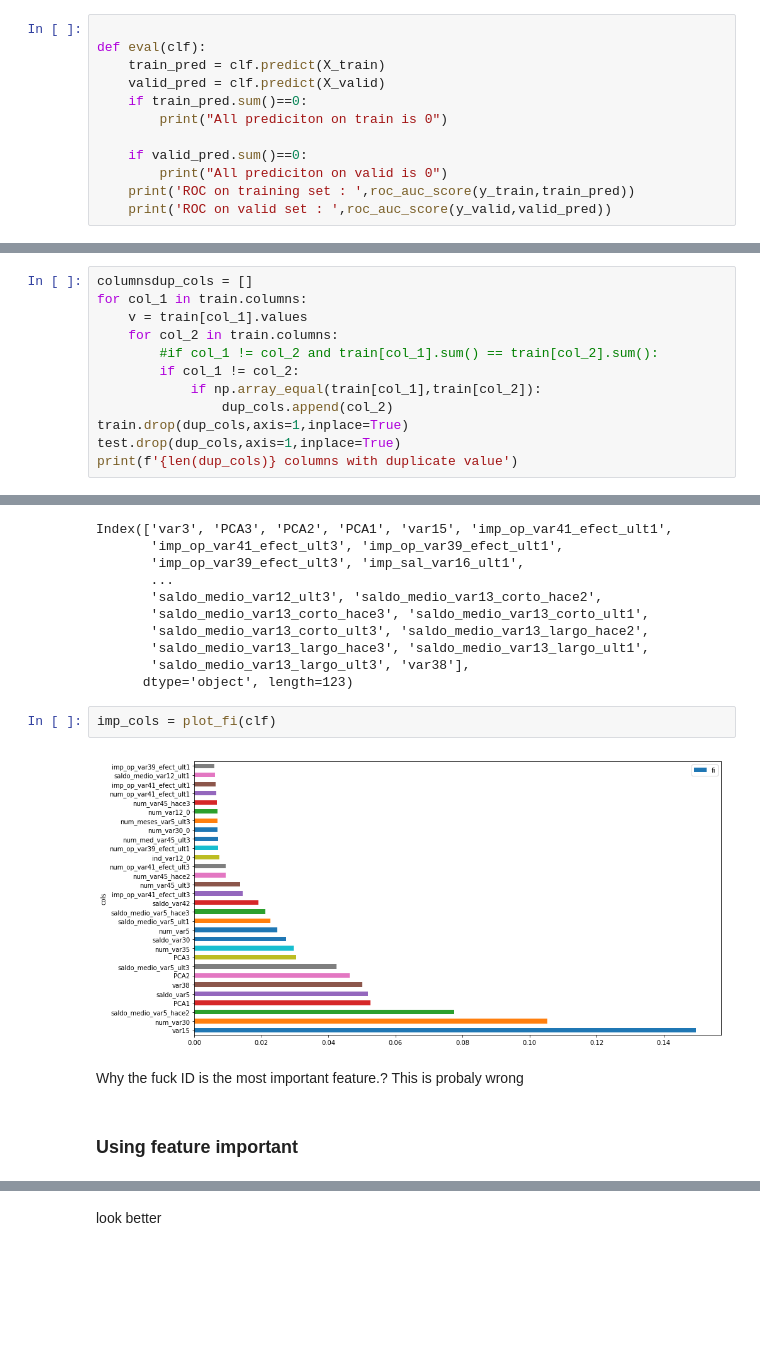
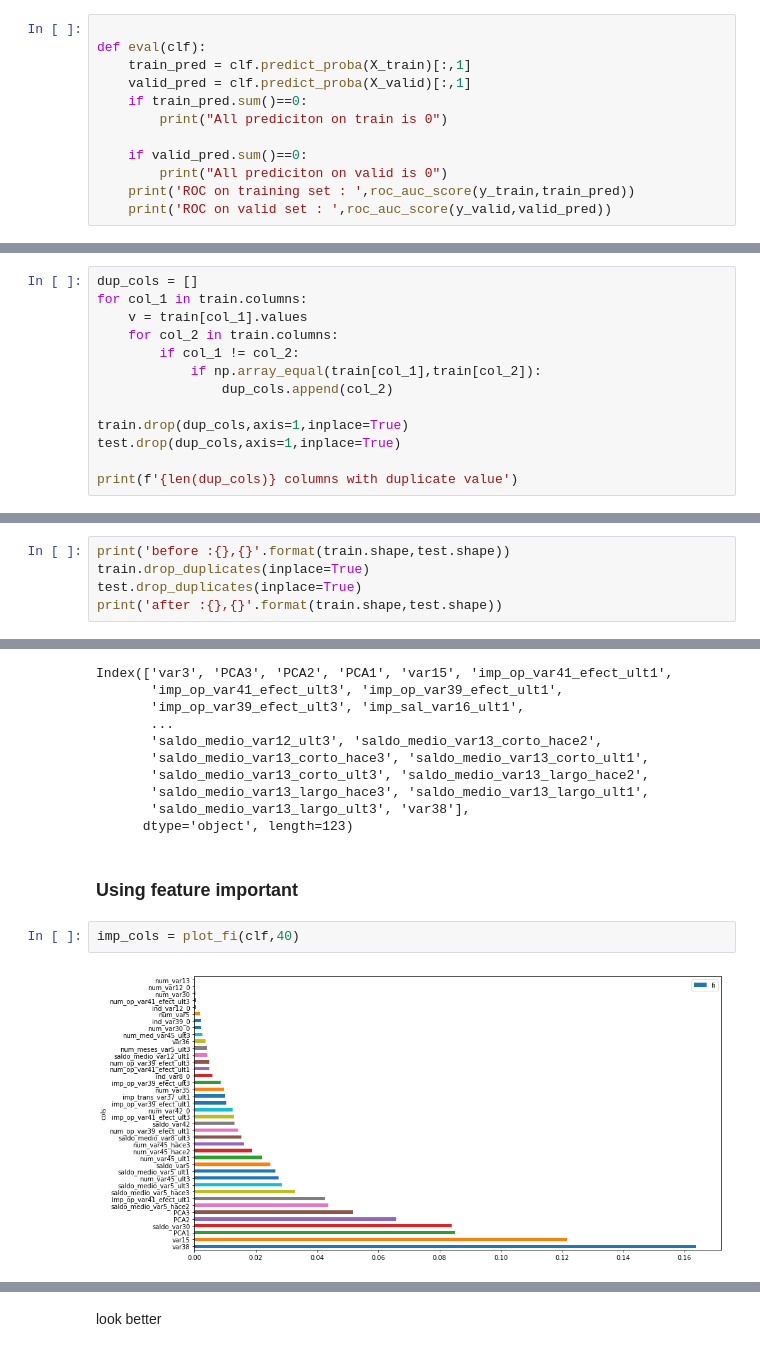
Before and after one commit to qnkhuat/kaggle, a Jupyter notebook: santander_customers_satisfaction/notebooks/Attempt1.ipynb, the cells around one changed output, grey strips where cells are left out. Saved outputs shown, nothing was run; the diff lists cells and outputs as text; blank space fills up the shorter version.

```diff
--- a/santander_customers_satisfaction/notebooks/Attempt1.ipynb
+++ b/santander_customers_satisfaction/notebooks/Attempt1.ipynb
@@ -52,8 +52,8 @@ def split_data(df):
 # %%
 
 def eval(clf):
-    train_pred = clf.predict(X_train)
-    valid_pred = clf.predict(X_valid)
+    train_pred = clf.predict_proba(X_train)[:,1]
+    valid_pred = clf.predict_proba(X_valid)[:,1]
     if train_pred.sum()==0:
         print("All prediciton on train is 0")
 
@@ -139,15 +139,16 @@ print(f'{len(skew_cols)} columns with skewed value')
 # %% [markdown]
 ## Drop duplicate columns
 # %%
-columnsdup_cols = []
+dup_cols = []
 for col_1 in train.columns:
     v = train[col_1].values
     for col_2 in train.columns:
-        #if col_1 != col_2 and train[col_1].sum() == train[col_2].sum():
         if col_1 != col_2:
             if np.array_equal(train[col_1],train[col_2]):
                 dup_cols.append(col_2)
+
 train.drop(dup_cols,axis=1,inplace=True)
 test.drop(dup_cols,axis=1,inplace=True)
+
 print(f'{len(dup_cols)} columns with duplicate value')
 # %% [output]
@@ -165,0 +169,5 @@ test.drop('ID',axis=1,inplace=True)
+# %%
+print('before :{},{}'.format(train.shape,test.shape))
+train.drop_duplicates(inplace=True)
+test.drop_duplicates(inplace=True)
+print('after :{},{}'.format(train.shape,test.shape))
@@ -335,12 +331,10 @@ Index(['var3', 'PCA3', 'PCA2', 'PCA1', 'var15', 'imp_op_var41_efect_ult1',
        'saldo_medio_var13_largo_hace3', 'saldo_medio_var13_largo_ult1',
        'saldo_medio_var13_largo_ult3', 'var38'],
       dtype='object', length=123)
-# %%
-imp_cols = plot_fi(clf)
-# %% [output]
-[figure, removed]
-# %% [markdown]
-Why the fuck ID is the most important feature.? This is probaly wrong
 # %% [markdown]
 ### Using feature important
+# %%
+imp_cols = plot_fi(clf,40)
+# %% [output]
+[figure, added]
 # %%
```
Also changed, not shown: parts of 19 cells of this notebook, 5 other files.
